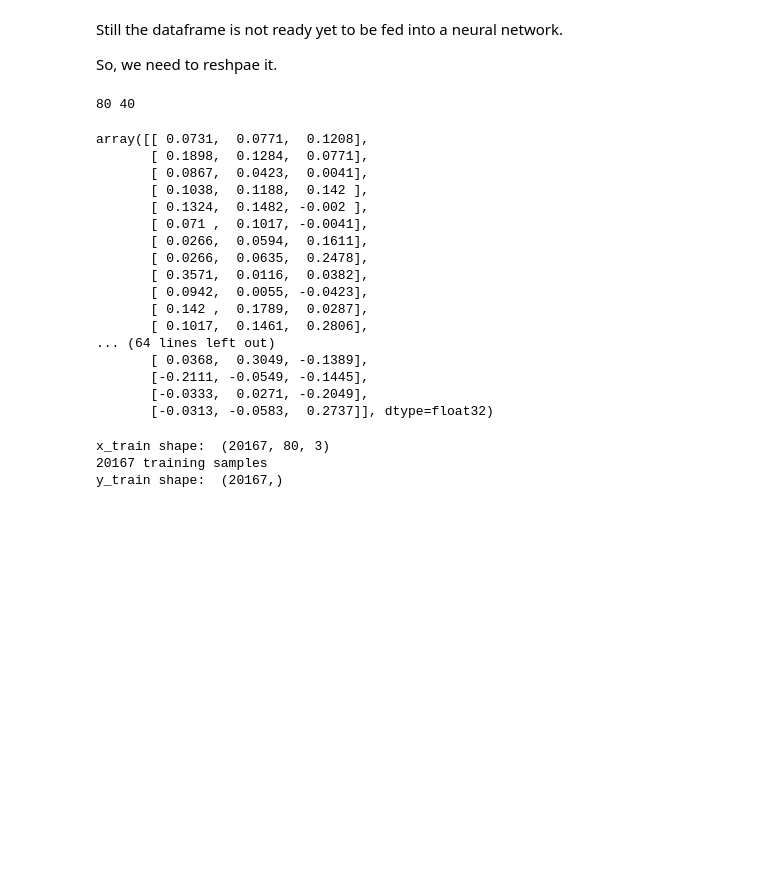
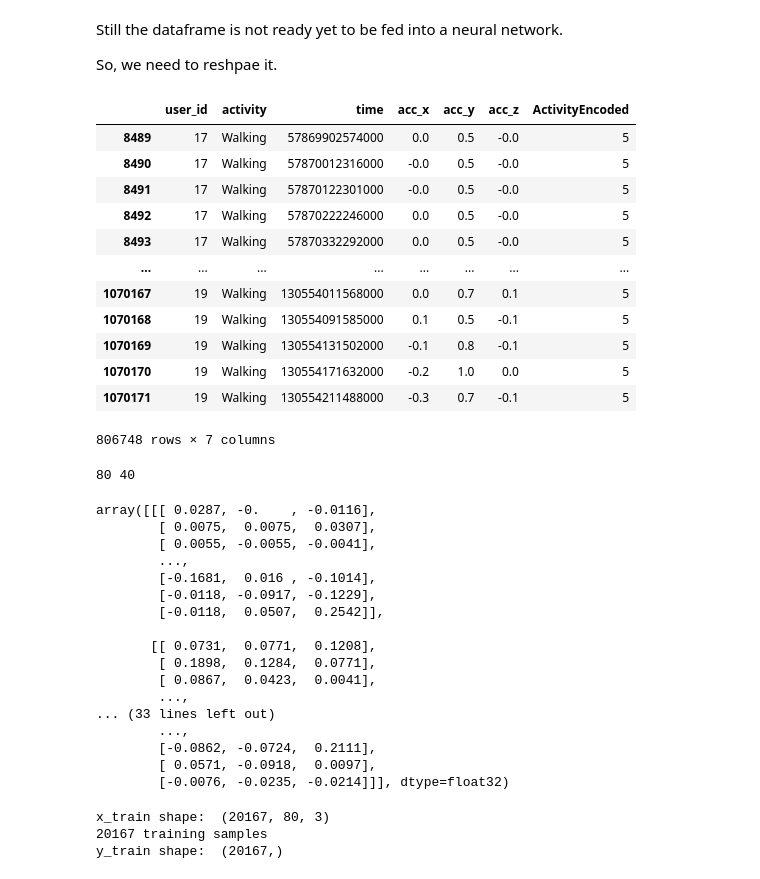
Before and after one commit to Masoudvahid/Human-Gesture-Reconstruction, a Jupyter notebook: human-activity-recognition-har-practice.ipynb, the cells around one changed output. Saved outputs shown, nothing was run; the diff lists cells and outputs as text; code cells hidden in the pictures; blank space fills up the shorter version.

```diff
--- a/human-activity-recognition-har-practice.ipynb
+++ b/human-activity-recognition-har-practice.ipynb
@@ -283,6 +283,22 @@ df_train.head()
 Still the dataframe is not ready yet to be fed into a neural network.
 
 So, we need to reshpae it.
+# %%
+df_train
+# %% [output]
+|  | user_id | activity | time | acc_x | acc_y | acc_z | ActivityEncoded |
+| 8489 | 17 | Walking | 57869902574000 | 0.0 | 0.5 | -0.0 | 5 |
+| 8490 | 17 | Walking | 57870012316000 | -0.0 | 0.5 | -0.0 | 5 |
+| 8491 | 17 | Walking | 57870122301000 | -0.0 | 0.5 | -0.0 | 5 |
+| 8492 | 17 | Walking | 57870222246000 | 0.0 | 0.5 | -0.0 | 5 |
+| 8493 | 17 | Walking | 57870332292000 | 0.0 | 0.5 | -0.0 | 5 |
+| ... | ... | ... | ... | ... | ... | ... | ... |
+| 1070167 | 19 | Walking | 130554011568000 | 0.0 | 0.7 | 0.1 | 5 |
+| 1070168 | 19 | Walking | 130554091585000 | 0.1 | 0.5 | -0.1 | 5 |
+| 1070169 | 19 | Walking | 130554131502000 | -0.1 | 0.8 | -0.1 | 5 |
+| 1070170 | 19 | Walking | 130554171632000 | -0.2 | 1.0 | 0.0 | 5 |
+| 1070171 | 19 | Walking | 130554211488000 | -0.3 | 0.7 | -0.1 | 5 |
+806748 rows × 7 columns
 # %%
 # 80 steps => 4 sec (0.05 * 80 = 4)
 
@@ -321,25 +337,25 @@ print(TIME_PERIODS, STEP_DISTANCE)
 # %% [output]
 80 40
 # %%
-x_train[1]
+x_train
 # %% [output]
-array([[ 0.0731,  0.0771,  0.1208],
-       [ 0.1898,  0.1284,  0.0771],
-       [ 0.0867,  0.0423,  0.0041],
-       [ 0.1038,  0.1188,  0.142 ],
-       [ 0.1324,  0.1482, -0.002 ],
-       [ 0.071 ,  0.1017, -0.0041],
-       [ 0.0266,  0.0594,  0.1611],
-       [ 0.0266,  0.0635,  0.2478],
-       [ 0.3571,  0.0116,  0.0382],
-       [ 0.0942,  0.0055, -0.0423],
-       [ 0.142 ,  0.1789,  0.0287],
-       [ 0.1017,  0.1461,  0.2806],
-... (64 lines left out)
-       [ 0.0368,  0.3049, -0.1389],
-       [-0.2111, -0.0549, -0.1445],
-       [-0.0333,  0.0271, -0.2049],
-       [-0.0313, -0.0583,  0.2737]], dtype=float32)
+array([[[ 0.0287, -0.    , -0.0116],
+        [ 0.0075,  0.0075,  0.0307],
+        [ 0.0055, -0.0055, -0.0041],
+        ...,
+        [-0.1681,  0.016 , -0.1014],
+        [-0.0118, -0.0917, -0.1229],
+        [-0.0118,  0.0507,  0.2542]],
+
+       [[ 0.0731,  0.0771,  0.1208],
+        [ 0.1898,  0.1284,  0.0771],
+        [ 0.0867,  0.0423,  0.0041],
+        ...,
+... (33 lines left out)
+        ...,
+        [-0.0862, -0.0724,  0.2111],
+        [ 0.0571, -0.0918,  0.0097],
+        [-0.0076, -0.0235, -0.0214]]], dtype=float32)
 # %%
 print('x_train shape: ', x_train.shape)
 print(x_train.shape[0], 'training samples')
```
Also changed, not shown: parts of 10 cells of this notebook, 10 other files.
